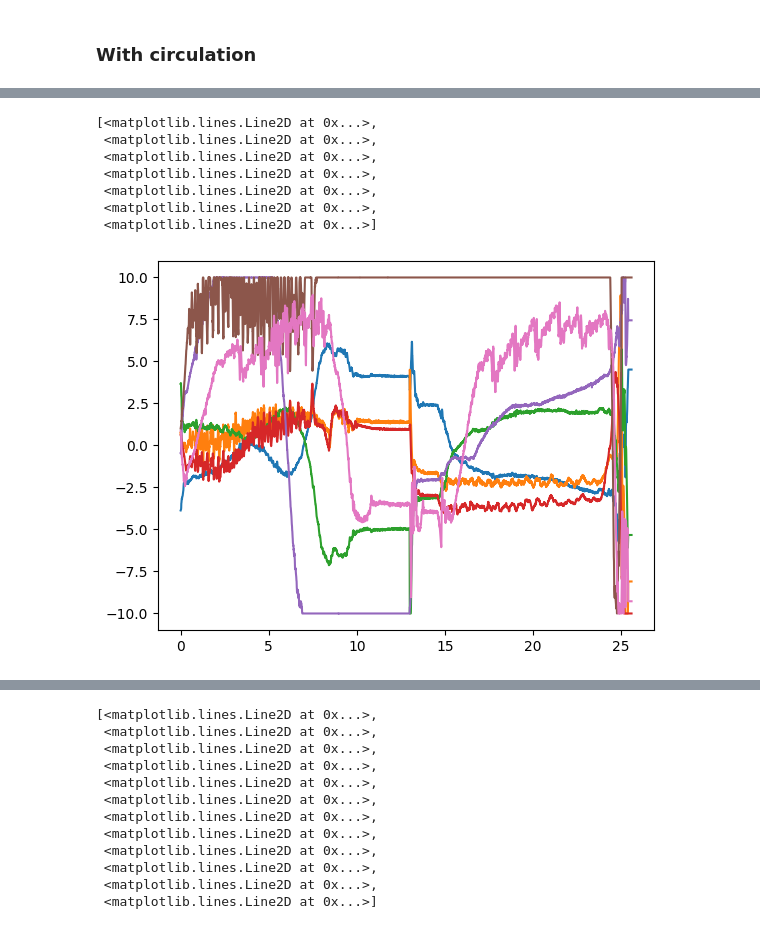
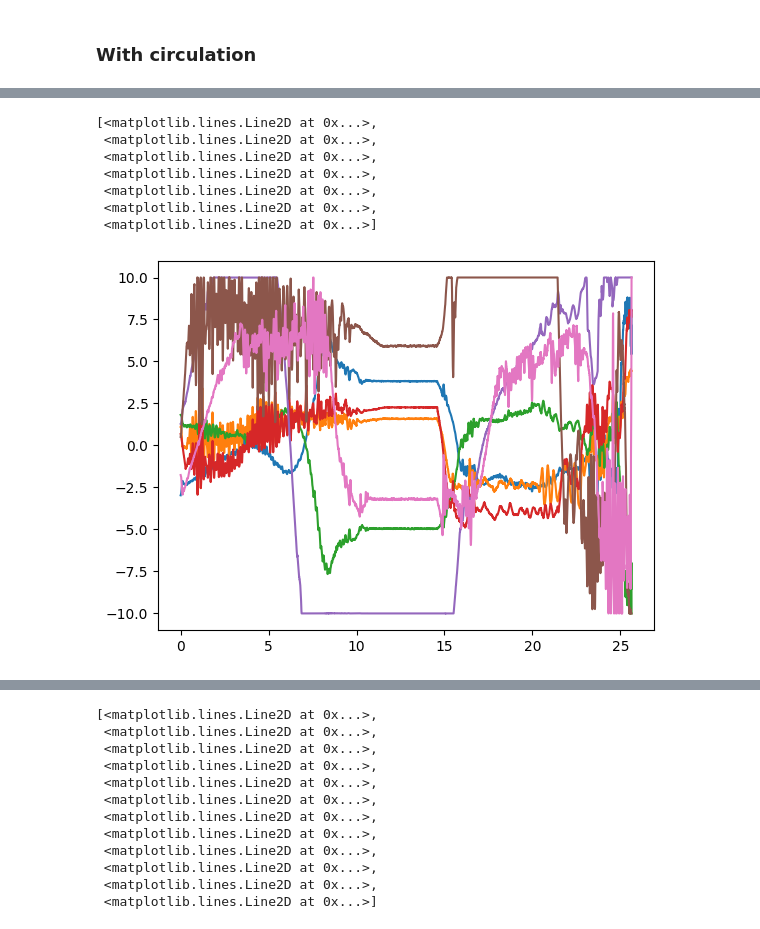
Before and after one commit to shiqingw/HOCBF-FR3-Experiments, a Jupyter notebook: exp1_box_circulation.ipynb, the cells around one changed output, grey strips where cells are left out. Drawn from its saved outputs; the diff is of its cells as text; code cells hidden in the pictures.

```diff
--- a/exp1_box_circulation.ipynb
+++ b/exp1_box_circulation.ipynb
@@ -31,10 +29,11 @@ torque_lb = np.array([-87, -87, -87, -87, -12, -12, -12])
 torque_ub = np.array([87, 87, 87, 87, 12, 12, 12])
 joint_acc_lb = np.array([-10, -10, -10, -10, -10, -10, -10])
 joint_acc_ub = np.array([10, 10, 10, 10, 10, 10, 10])
-v_EE_lb = np.array([-0.05, -0.05, -0.05])
-v_EE_ub = np.array([0.05, 0.05, 0.05])
+v_EE_lb = np.array([-0.1, -0.1, -0.1])
+v_EE_ub = np.array([0.1, 0.1, 0.1])
 
 n_joints = 7
+n_controls = 7
 q_bar = 0.5*(joint_ub + joint_lb)
 # %%
 from cores.utils.bounding_shape_coef_mj import BoundingShapeCoef
@@ -419,6 +360,8 @@ problem:
 # %%
 # Define proxuite problem
 n_controls = 7
+n_obstacle = n_polytope + 1
+n_CBF = n_selected_BBs*n_obstacle
 n_in = n_controls + 2 + 3
 cbf_qp = init_proxsuite_qp(n_v=n_controls, n_eq=0, n_in=n_in)
 # %%
@@ -622,0 +588,13 @@ plt.plot(t_list, q_list)
+# %%
+import matplotlib.pyplot as plt
+
+t_list = np.array(t_list)
+dq_list = np.array(q_list)
+dq_moving_avg_list = np.array(q_moving_avg_list)
+
+
+for i in range(7):
+    plt.figure(i)
+    plt.plot(t_list, dq_list[:,i], label='dq_{:d}'.format(i))
+    plt.plot(t_list, dq_moving_avg_list[:,i], label='dq_est_{:d}'.format(i))
+    plt.legend()
@@ -639,17 +625,17 @@ plt.plot(t_list, dq_list)
 # %%
-qdtdt_list = np.array(qdtdt_list)
+ddq_list = np.array(ddq_list)
 
 plt.figure()
-plt.plot(t_list, qdtdt_list)
+plt.plot(t_list, ddq_list)
 # %% [output]
 [<matplotlib.lines.Line2D at 0x...>,
  <matplotlib.lines.Line2D at 0x...>,
  <matplotlib.lines.Line2D at 0x...>,
  <matplotlib.lines.Line2D at 0x...>,
  <matplotlib.lines.Line2D at 0x...>,
  <matplotlib.lines.Line2D at 0x...>,
  <matplotlib.lines.Line2D at 0x...>]
-[figure, old version]
+[figure, new version]
 # %%
 tau_list = np.array(tau_list)
 plt.figure()
```
Also changed, not shown: parts of 12 cells of this notebook, 1 other file.
